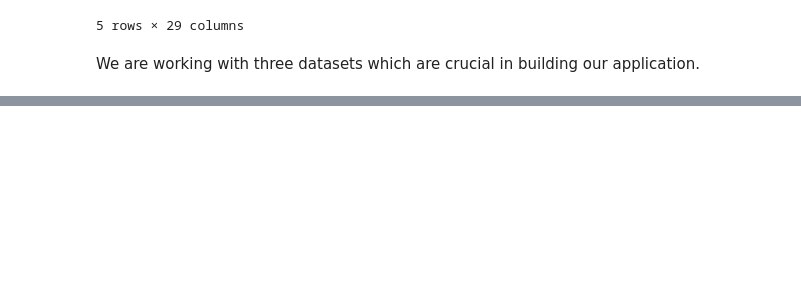
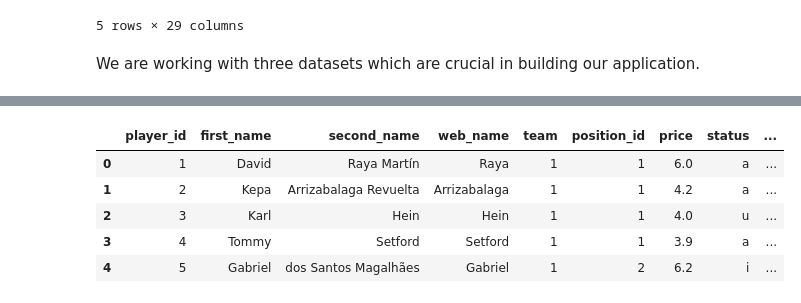
Before and after one commit to joyangelai/FPL_Optimizer, a Jupyter notebook: FPL.ipynb, the cells around one changed output, grey strips where cells are left out. Cells and saved outputs as stored; diff of their text form; code cells hidden in the pictures; blank space fills up the shorter version.

```diff
--- a/FPL.ipynb
+++ b/FPL.ipynb
@@ -61,0 +159,17 @@ We are working with three datasets which are crucial in building our application
+# %%
+# cleaning column names by renaming
+new_players.rename(columns={'id':'player_id',
+                            'element_type':'position_id',
+                            'now_cost':'price'}, inplace=True)
+
+new_players['price'] = new_players['price'] / 10.0  # we are converting this to the real fpl price in millions
+new_players['name'] = new_players['first_name'] + " " + new_players['second_name']
+# %%
+new_players.head()
+# %% [output]
+|  | player_id | first_name | second_name | web_name | team | position_id | price | status | ... |
+| 0 | 1 | David | Raya Martín | Raya | 1 | 1 | 6.0 | a | ... |
+| 1 | 2 | Kepa | Arrizabalaga Revuelta | Arrizabalaga | 1 | 1 | 4.2 | a | ... |
+| 2 | 3 | Karl | Hein | Hein | 1 | 1 | 4.0 | u | ... |
+| 3 | 4 | Tommy | Setford | Setford | 1 | 1 | 3.9 | a | ... |
+| 4 | 5 | Gabriel | dos Santos Magalhães | Gabriel | 1 | 2 | 6.2 | i | ... |
```
Also changed, not shown: parts of 78 cells of this notebook.
